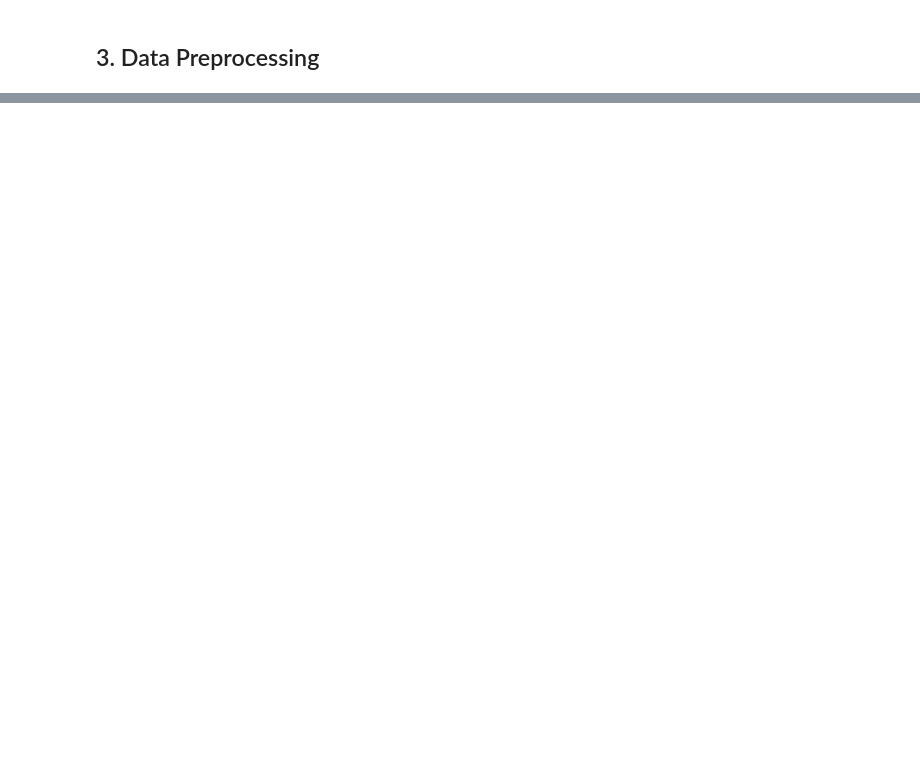
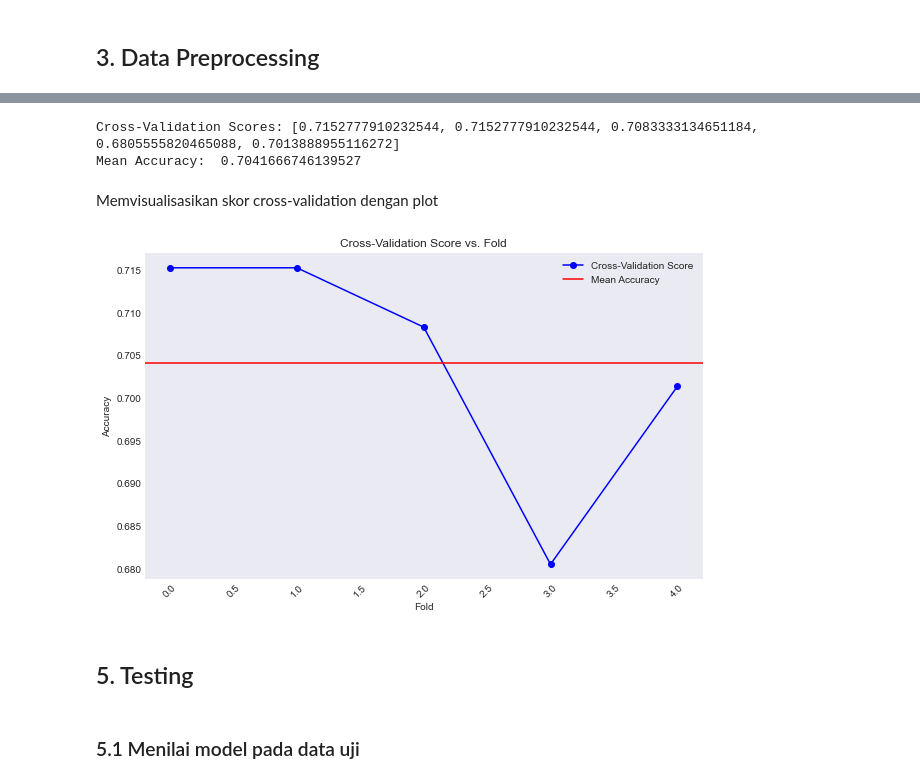
Before and after one commit to fauziahreza/Alzheimer-Classification-with-CNN-SVM, a Jupyter notebook: Notebook/Skenario/Skenario2_CNN_ResNet50.ipynb, the cells around one changed output, grey strips where cells are left out. Saved outputs shown, nothing was run; the diff lists cells and outputs as text; code cells hidden in the pictures; blank space fills up the shorter version.

```diff
--- a/Notebook/Skenario/Skenario2_CNN_ResNet50.ipynb
+++ b/Notebook/Skenario/Skenario2_CNN_ResNet50.ipynb
@@ -176,0 +176,28 @@ Mean Accuracy:  0.7111111044883728
+# %%
+print("Cross-Validation Scores:", cv_scores)
+print("Mean Accuracy: ", np.mean(cv_scores))
+# %% [output]
+Cross-Validation Scores: [0.7152777910232544, 0.7152777910232544, 0.7083333134651184, 0.6805555820465088, 0.7013888955116272]
+Mean Accuracy:  0.7041666746139527
+# %% [markdown]
+Memvisualisasikan skor cross-validation dengan plot
+# %%
+import matplotlib.pyplot as plt
+
+plt.figure(figsize=(10, 6))
+plt.plot(cv_scores, marker="o", color="blue", label="Cross-Validation Score")
+plt.axhline(y=np.mean(cv_scores), color="red", linestyle="-", label="Mean Accuracy")
+
+plt.xlabel("Fold")
+plt.ylabel("Accuracy")
+plt.title("Cross-Validation Score vs. Fold")
+plt.legend()
+
+plt.xticks(rotation=45)
+plt.show()
+# %% [output]
+[figure, added]
+# %% [markdown]
+## 5. Testing
+# %% [markdown]
+### 5.1 Menilai model pada data uji
```
Also changed, not shown: parts of 26 cells of this notebook, 2 other files.
